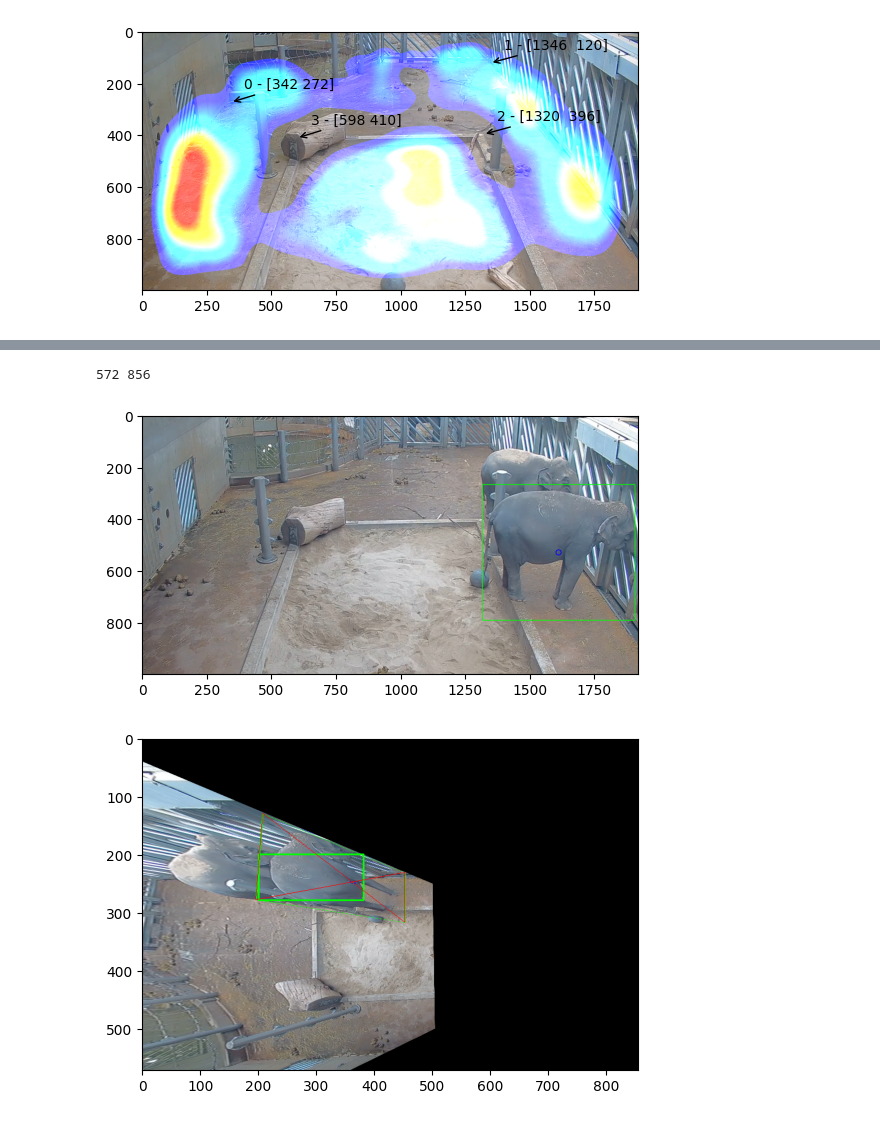
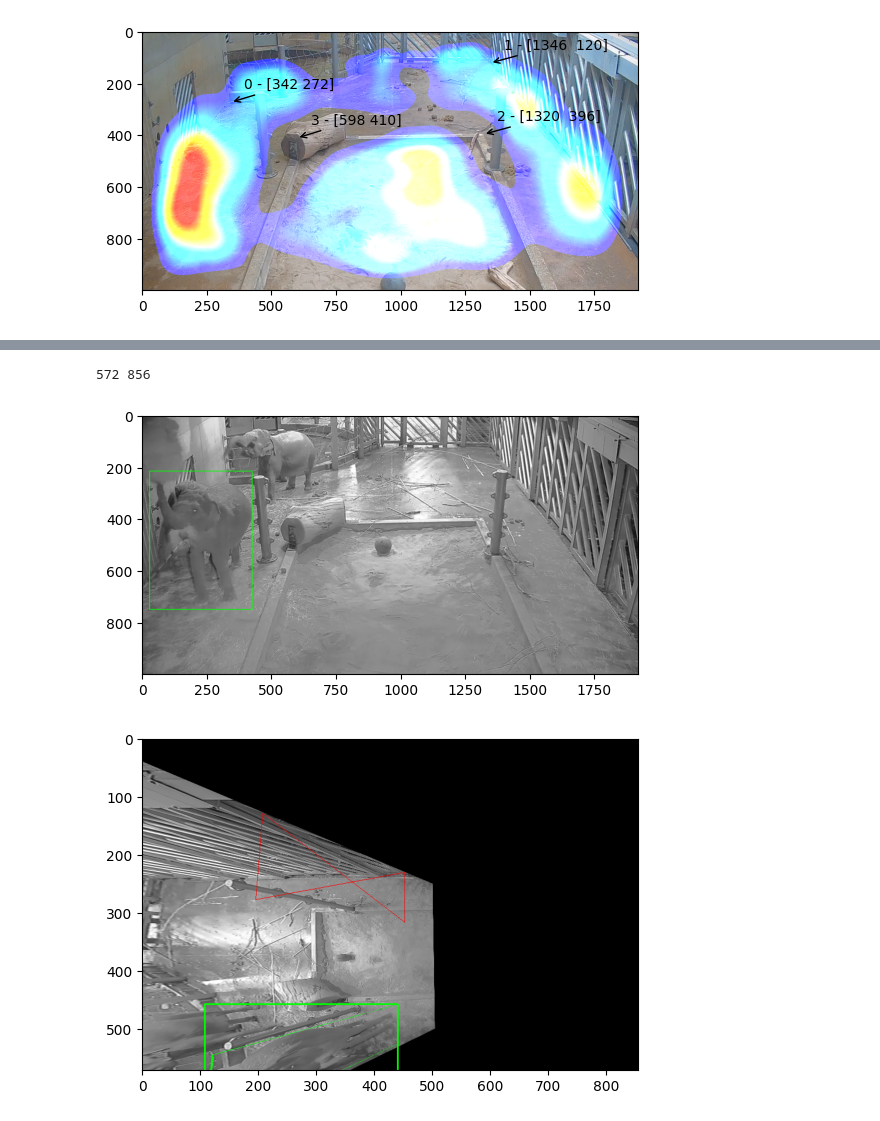
Before and after one commit to Tomasngu/BP, a Jupyter notebook: visualize/perspective_heatmap.ipynb, the cells around one changed output, grey strips where cells are left out. Saved outputs shown, nothing was run; the diff lists cells and outputs as text; code cells hidden in the pictures.

```diff
--- a/visualize/perspective_heatmap.ipynb
+++ b/visualize/perspective_heatmap.ipynb
@@ -91,5 +150,5 @@ def transform_box(M, x, y, width, height):
 # %%
-IMG_WIDTH, IMG_HEIGHT = 1920, 1000
+H, mask = cv2.findHomography(IMAGE_PTS_1, MAP_PTS_1)
 
 df_proj = pd.DataFrame(columns=['Camera', 'Date', 'X_center', 'Y_center', 'Width', 'Height'])
 for index, row in df.iterrows():
@@ -99,14 +158,14 @@ for index, row in df.iterrows():
     x, y, width, height = row['X_center'], row['Y_center'], row['Width'], row['Height']
     x, y = x*IMG_WIDTH, y*IMG_HEIGHT
     width, height = width*IMG_WIDTH, height*IMG_HEIGHT
-    print(f'x, y, w, h = {x, y, width, height}')
-    x_proj, y_proj, width_proj, height_proj = transform_box(H, x, y, width, height)
-    print(f'x, y, w, h = {x_proj, y_proj, width_proj, height_proj}')
-    break
+    # print(f'x, y, w, h = {x, y, width, height}')
+    x_proj, y_proj, width_proj, height_proj = transform_row2(H, x, y, width, height, MAP_WIDTH12, MAP_HEIGHT12)
+    #print(f'x, y, w, h = {x_proj, y_proj, width_proj, height_proj}')
 
-    data['X_center'], data['Y_center'], data['Width'], data['Height'] = transform_box(H, row['X_center'], row['Y_center'], row['Width'], row['Height'])
+    map_width, map_height = MAP_WIDTH12, MAP_HEIGHT12
+
+    data['X_center'], data['Y_center'], data['Width'], data['Height'] = x_proj/map_width, y_proj/map_height, width_proj/map_width, height_proj/map_height
     # print(data)
     df_proj = pd.concat([df_proj, pd.DataFrame([data])], ignore_index=True)
-    break
-df_proj
+df_proj.head()
 # %% [output]
@@ -131,52 +203,43 @@ def plot_rectangle_on_image(image, cx, cy, w, h, color=(0, 255, 0), thickness=2)
     - thickness: The thickness of the rectangle's outline. Use -1 for filled rectangle.
     """
     # Calculate the top-left corner of the rectangle
+
     top_left_x = int(cx - w / 2)
     top_left_y = int(cy - h / 2)
 
     # Calculate the bottom-right corner of the rectangle
     bottom_right_x = int(cx + w / 2)
     bottom_right_y = int(cy + h / 2)
 
     # Draw the rectangle on the image
     cv2.rectangle(image, (top_left_x, top_left_y), (bottom_right_x, bottom_right_y), color, thickness)
-def draw_circle_at_exact_position(image, x, y, radius=10, color=(0, 255, 0), thickness=2):
-    """
-    Draw a small circle on the image at a relative position.
 
-    Parameters:
-    - image: The image on which to draw the circle (numpy array).
-    - rel_x: The relative x coordinate (from 0 to 1) where to draw the circle.
-    - rel_y: The relative y coordinate (from 0 to 1) where to draw the circle.
-    - radius: The radius of the circle (in pixels).
-    - color: The color of the circle (B, G, R) format.
-    - thickness: The thickness of the circle's outline. Use a negative value for a filled circle.
-    """
-    # Calculate actual pixel coordinates# Draw the circle
-    cv2.circle(image, (int(x), int(y)), radius, color, thickness)
 
 # Example usage:
-image = cv2.imread('../../data/images/screenshot1_24_01__11_15.png')
-plot_rectangle_on_image(image, 1612.99968, 530.0, 591.99936, 524.0)
-draw_circle_at_exact_position(image, 1612.99968, 530.0, 10, (255,0,0))
+image = cv2.imread('../../data/images/screenshot1_26_01__16_00.png')
+x,y,z, h = 0.119010,	0.4830,	0.206771,	0.534
+plot_rectangle_on_image(image, x*1920, y*1000, z*1920, h*1000)
 show(image)
 # Plot a rectangle on the image
 # plot_rectangle_on_image(image, cx=100, cy=150, w=50, h=100, color=(255, 0, 0), thickness=2)
 
 # Show the image with the rectangle
 # cv2.imshow('Image with Rectangle', image)
 height, width = background.shape[:2]
 print(height, width)
 dst = cv2.warpPerspective(image, H, (width, height))
-plot_rectangle_on_image(dst,292, 240, 181, 79)
+
+a,b,c,d = 0.32142, 0.997913,0.38915, 0.393189
+
+plot_rectangle_on_image(dst,a*MAP_WIDTH12, b*MAP_HEIGHT12, c*MAP_WIDTH12,	d*MAP_HEIGHT12)
 polygon = np.array([[196, 278],
   [208, 129],
   [453, 317],
   [453, 231]])
 cv2.polylines(dst, [polygon], True, (0, 0, 255), 1)
 
 show(dst)
 # %% [output]
 572 856
-[figure, old version]
+[figure, new version]
-[figure, old version]
+[figure, new version]
```
Also changed, not shown: parts of 13 cells of this notebook.
